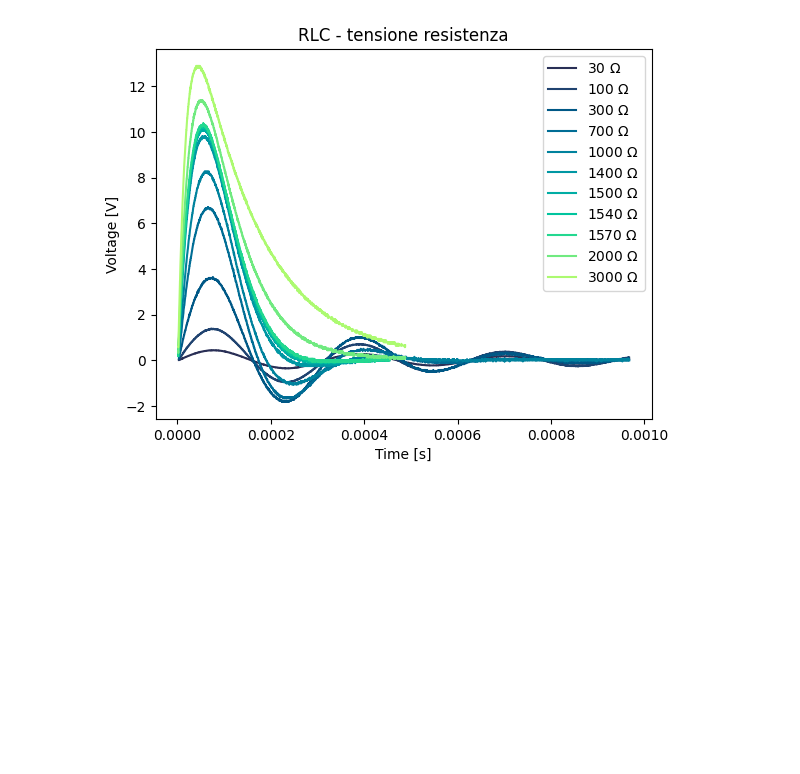
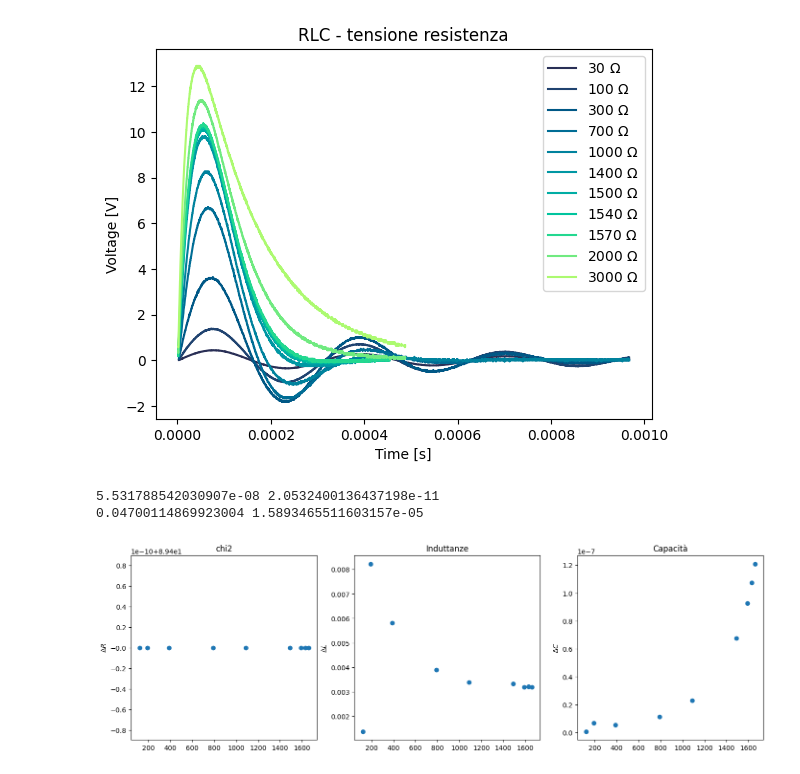
Before and after one commit to Yedi278/Lab2, a Jupyter notebook: Circuiti_2/RLC.ipynb, the cells around one changed output. Saved outputs shown, nothing was run; the diff lists cells and outputs as text; code cells hidden in the pictures; blank space fills up the shorter version.

```diff
--- a/Circuiti_2/RLC.ipynb
+++ b/Circuiti_2/RLC.ipynb
@@ -82,7 +84,7 @@ plt.plot(RLC_30_res[0][i:],  RLC_30_res[1][i:],   c='firebrick')
 [<matplotlib.lines.Line2D at 0x...>]
 [figure]
 # %%
-c = LeastSquares(RLC_30_res[0][87:], RLC_30_res[1][87:], 0.004, V_sott)
+c = LeastSquares(RLC_30_res[0][87:], RLC_30_res[1][87:], 0.1, V_sott)
 m = Minuit(c, R=30+R_g+R_L, L=L_int, C=C_int, fase=0, V_o=8)
 # m.fixed['R', 'L', 'C', 'fase', 'V_o'] = [True, True, True, False, False]
 m.fixed['R', 'L', 'C', 'fase', 'V_o'] = [True, False, False, False, False]
@@ -544,18 +546,18 @@ plt.plot(RLC_1570_res[0][i:],  RLC_1570_res[1][i:],   c='firebrick')
 [<matplotlib.lines.Line2D at 0x...>]
 [figure]
 # %%
-c = LeastSquares(RLC_1570_res[0][237:], RLC_1570_res[1][237:], 0.0001, V_sott)
+c = LeastSquares(RLC_1570_res[0][237:], RLC_1570_res[1][237:], 0.1, V_sott)
 m = Minuit(c, R=1570+R_g+R_L, L=L_int, C=C_int, fase=0, V_o=8)
 # m.fixed['R', 'L', 'C', 'fase', 'V_o'] = [True, True, True, False, False]
-m.fixed['R', 'L', 'C', 'fase', 'V_o'] = [False, False, False, False, False]
+m.fixed['R', 'L', 'C', 'fase', 'V_o'] = [True, False, False, False, False]
 # m.limits['L', 'C'] = (51e-3, 54e-3), (48e-9, 51e-9)
 m.migrad()
 m.hesse()
 
-# chi.append(m.fval/m.ndof)
-# R.append(m.values['R'])
-# L.append(m.values['L'])
-# C.append(m.values['C'])
-# R_err.append(m.errors['R'])
-# L_err.append(m.errors['L'])
-# C_err.append(m.errors['C'])
+chi.append(m.fval/m.ndof)
+R.append(m.values['R'])
+L.append(m.values['L'])
+C.append(m.values['C'])
+R_err.append(m.errors['R'])
+L_err.append(m.errors['L'])
+C_err.append(m.errors['C'])
@@ -801,25 +783,34 @@ plt.savefig('imgs/RLC/RLC_all.pdf',bbox_inches='tight')
 # %% [output]
 [figure]
 # %%
-# Rs,Ls,Cs = np.array([30,100,300,700,1000,1400,1500,1540,1570]), np.array([L_int,L_int,L_int,L_int,L_int,L_int,L_int,L_int,L_int]), np.array([C_int,C_int,C_int,C_int,C_int,C_int,C_int,C_int,C_int])
+Rs,Ls,Cs = np.array([30,100,300,700,1000,1400,1500,1540,1570]), np.array([L_int,L_int,L_int,L_int,L_int,L_int,L_int,L_int,L_int]), np.array([C_int,C_int,C_int,C_int,C_int,C_int,C_int,C_int,C_int])
 
-# R_ = np.array(R)
-# L_ = np.array(L)
-# C_ = np.array(C)
+R_ = np.array(R)
+L_ = np.array(L)
+C_ = np.array(C)
 
-# plt.subplots(1,3,figsize=(17,5))
+plt.subplots(1,3,figsize=(17,5))
 
-# plt.subplot(131)
-# plt.title('chi2')
-# plt.ylabel('$\Delta R$')
-# plt.scatter(R_,chi)
+plt.subplot(131)
+plt.title('chi2')
+plt.ylabel('$\Delta R$')
+plt.scatter(R_,np.abs(Rs-R))
 
-# plt.subplot(132)
-# plt.title('Induttanze')
-# plt.ylabel('$\Delta L$')
-# plt.scatter(R_,np.abs(Ls-L_))
+plt.subplot(132)
+plt.title('Induttanze')
+plt.ylabel('$\Delta L$')
+plt.scatter(R_,np.abs(Ls-L_))
 
-# plt.subplot(133)
-# plt.title('Capacità')
-# plt.ylabel('$\Delta C$')
-# plt.scatter(R_,np.abs(Cs-C_))
+plt.subplot(133)
+plt.title('Capacità')
+plt.ylabel('$\Delta C$')
+plt.scatter(R_,np.abs(Cs-C_))
+
+C_media, C_media_err = media_pesata(C, C_err)
+L_media, L_media_err = media_pesata(L, L_err)
+print(C_media, C_media_err)
+print(L_media, L_media_err)
+# %% [output]
+5.531788542030907e-08 2.0532400136437198e-11
+0.04700114869923004 1.5893465511603157e-05
+[figure, added]
```
Also changed, not shown: parts of 15 cells of this notebook, 6 other files.
